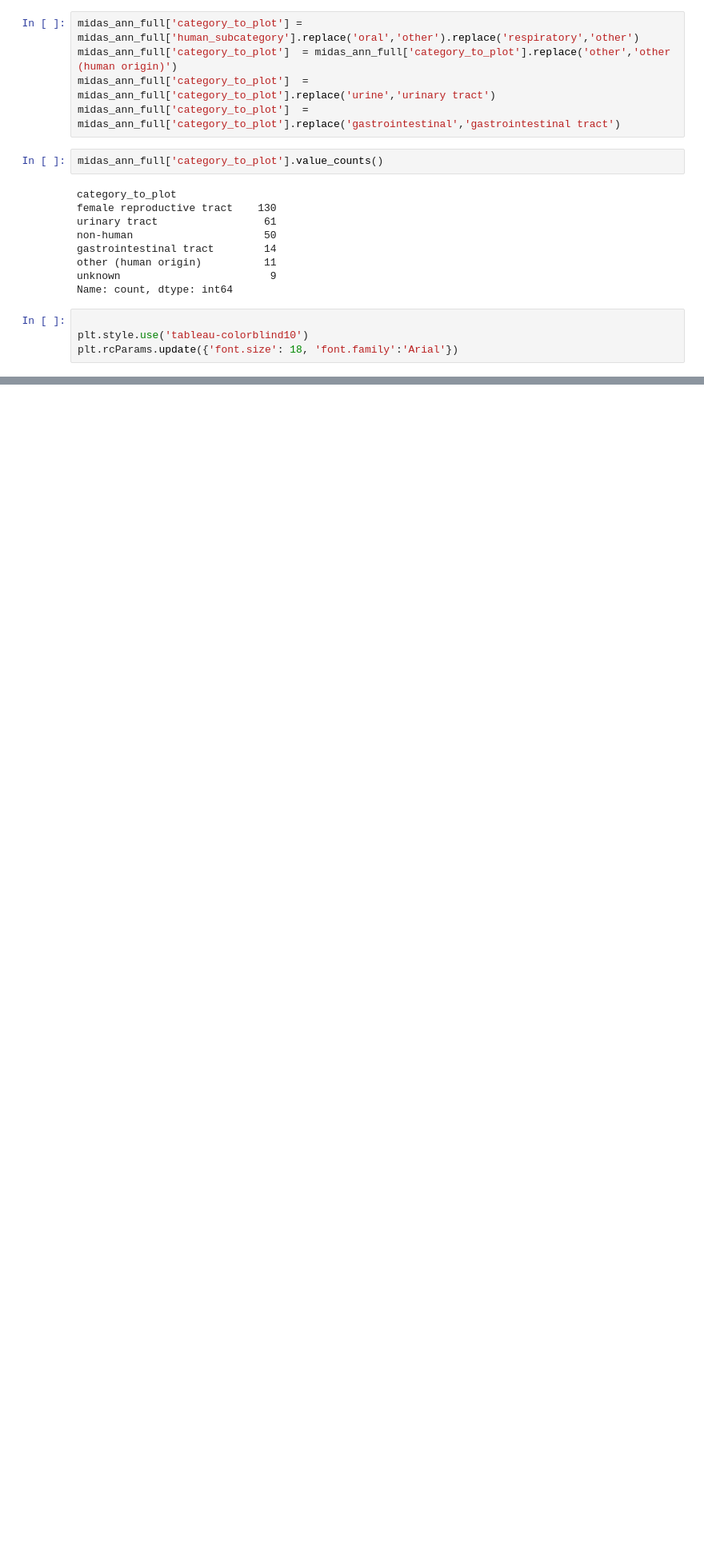
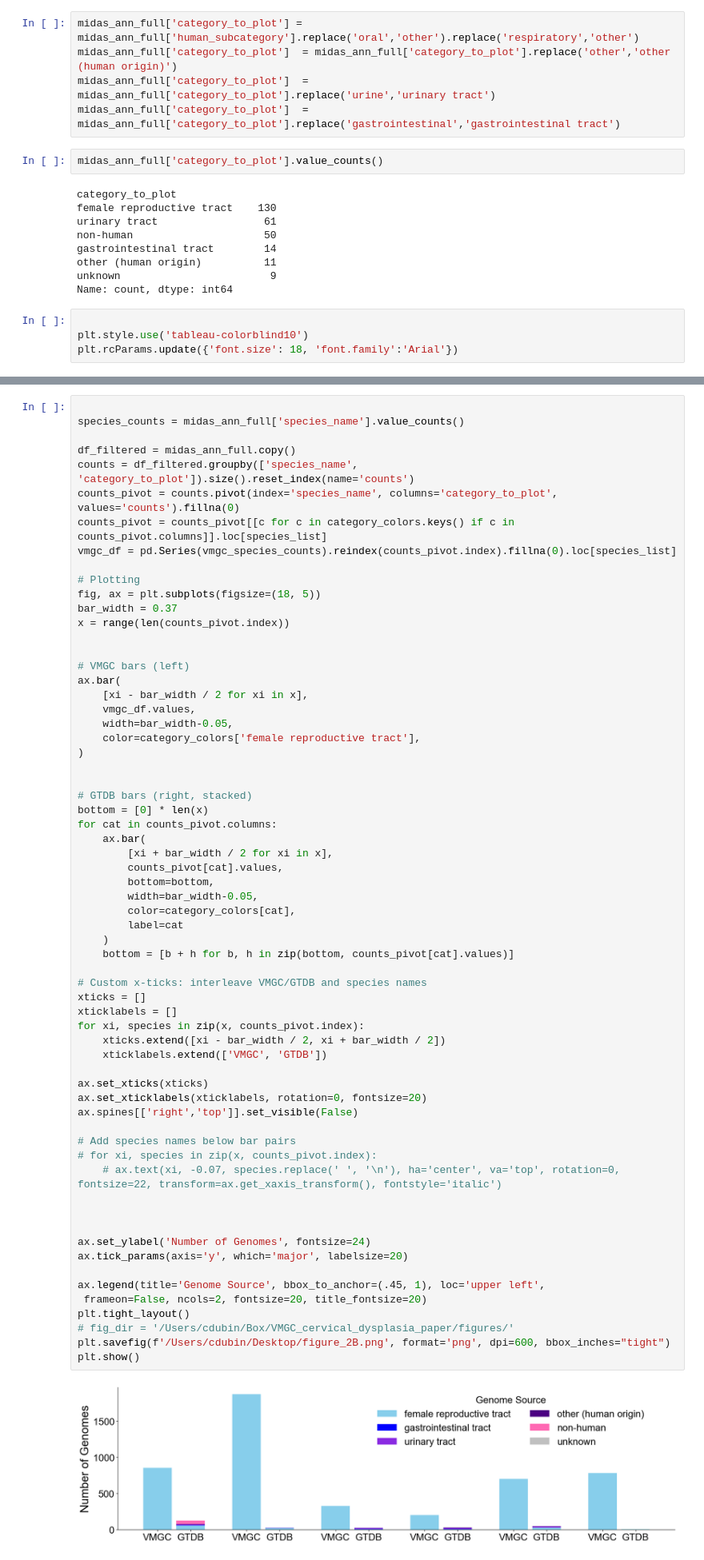
Before and after one commit to clairedubin/pangenome_cervical_dysplasia_analysis, a Jupyter notebook: GTDB/classify_GTDB_sources/analyze_classifications.ipynb, the cells around one changed output, grey strips where cells are left out. Shown at 80% size. Cells and saved outputs as stored; diff of their text form; blank space fills up the shorter version.

```diff
--- a/GTDB/classify_GTDB_sources/analyze_classifications.ipynb
+++ b/GTDB/classify_GTDB_sources/analyze_classifications.ipynb
@@ -328,0 +404,66 @@ plt.show()
+# %%
+
+species_counts = midas_ann_full['species_name'].value_counts()
+
+df_filtered = midas_ann_full.copy()
+counts = df_filtered.groupby(['species_name', 'category_to_plot']).size().reset_index(name='counts')
+counts_pivot = counts.pivot(index='species_name', columns='category_to_plot', values='counts').fillna(0)
+counts_pivot = counts_pivot[[c for c in category_colors.keys() if c in counts_pivot.columns]].loc[species_list]
+vmgc_df = pd.Series(vmgc_species_counts).reindex(counts_pivot.index).fillna(0).loc[species_list]
+
+# Plotting
+fig, ax = plt.subplots(figsize=(18, 5))
+bar_width = 0.37
+x = range(len(counts_pivot.index))
+
+
+# VMGC bars (left)
+ax.bar(
+    [xi - bar_width / 2 for xi in x],
+    vmgc_df.values,
+    width=bar_width-0.05,
+    color=category_colors['female reproductive tract'],
+)
+
+
+# GTDB bars (right, stacked)
+bottom = [0] * len(x)
+for cat in counts_pivot.columns:
+    ax.bar(
+        [xi + bar_width / 2 for xi in x],
+        counts_pivot[cat].values,
+        bottom=bottom,
+        width=bar_width-0.05,
+        color=category_colors[cat],
+        label=cat
+    )
+    bottom = [b + h for b, h in zip(bottom, counts_pivot[cat].values)]
+
+# Custom x-ticks: interleave VMGC/GTDB and species names
+xticks = []
+xticklabels = []
+for xi, species in zip(x, counts_pivot.index):
+    xticks.extend([xi - bar_width / 2, xi + bar_width / 2])
+    xticklabels.extend(['VMGC', 'GTDB'])
+
+ax.set_xticks(xticks)
+ax.set_xticklabels(xticklabels, rotation=0, fontsize=20)
+ax.spines[['right','top']].set_visible(False)
+
+# Add species names below bar pairs
+# for xi, species in zip(x, counts_pivot.index):
+    # ax.text(xi, -0.07, species.replace(' ', '\n'), ha='center', va='top', rotation=0, fontsize=22, transform=ax.get_xaxis_transform(), fontstyle='italic')
+
+
+
+ax.set_ylabel('Number of Genomes', fontsize=24)
+ax.tick_params(axis='y', which='major', labelsize=20)
+
+ax.legend(title='Genome Source', bbox_to_anchor=(.45, 1), loc='upper left',
+ frameon=False, ncols=2, fontsize=20, title_fontsize=20)
+plt.tight_layout()
+# fig_dir = '/Users/cdubin/Box/VMGC_cervical_dysplasia_paper/figures/'
+plt.savefig(f'/Users/cdubin/Desktop/figure_2B.png', format='png', dpi=600, bbox_inches="tight")
+plt.show()
+# %% [output]
+[figure, added]
```
Also changed, not shown: parts of 3 cells of this notebook, 58 other files.
